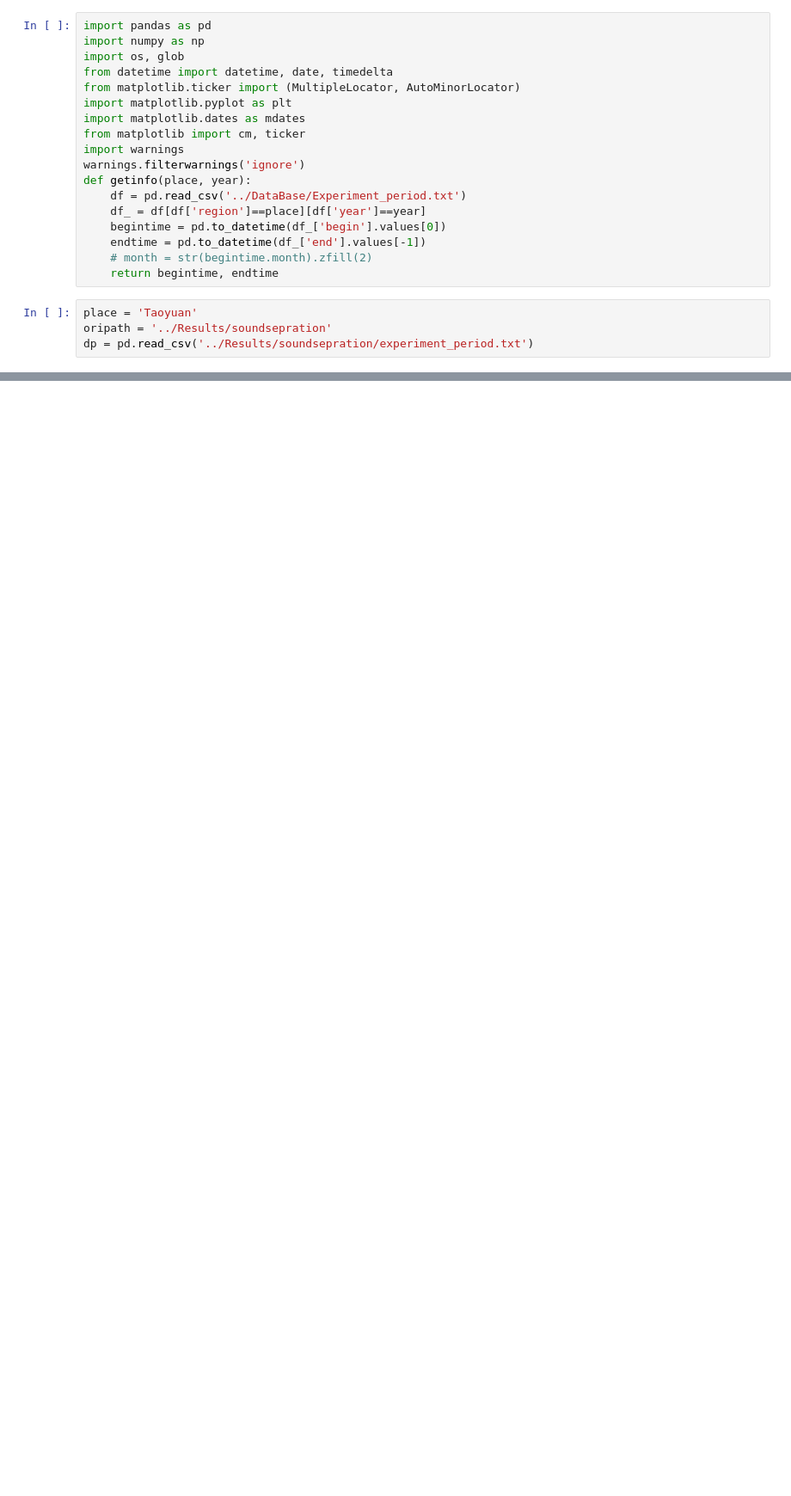
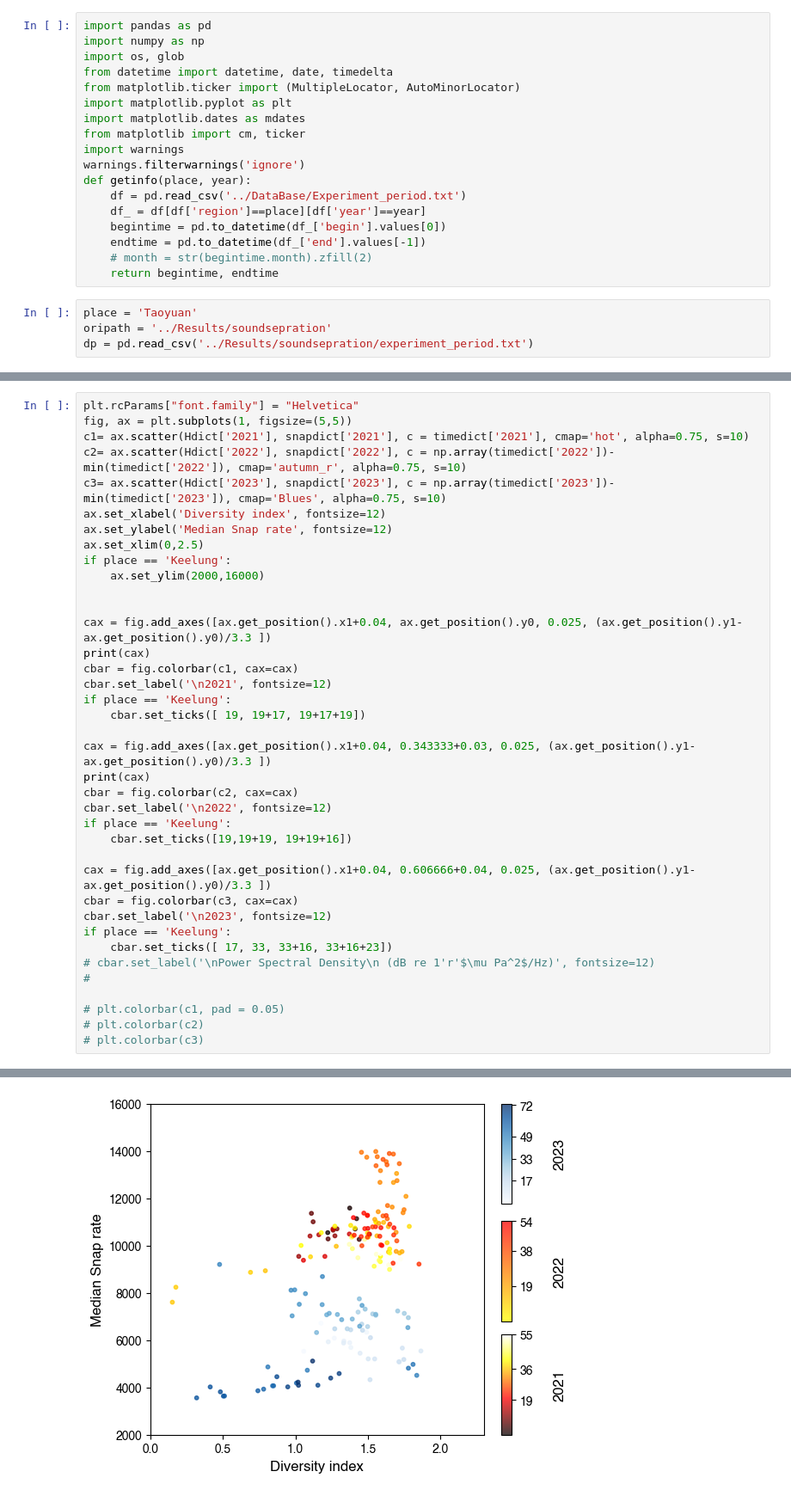
Before and after one commit to jhtong33/Code, a Jupyter notebook: 06_Plot_Index_SnapRate_place.ipynb, the cells around one changed output, grey strips where cells are left out. Shown at 86% size. Saved outputs shown, nothing was run; the diff lists cells and outputs as text; blank space fills up the shorter version.

```diff
--- a/06_Plot_Index_SnapRate_place.ipynb
+++ b/06_Plot_Index_SnapRate_place.ipynb
@@ -244,0 +272,39 @@ plt.savefig(f'../Results/soundsepration/Finalresults/Comparison_index_snaprate_{
+# %%
+plt.rcParams["font.family"] = "Helvetica"
+fig, ax = plt.subplots(1, figsize=(5,5))
+c1= ax.scatter(Hdict['2021'], snapdict['2021'], c = timedict['2021'], cmap='hot', alpha=0.75, s=10)
+c2= ax.scatter(Hdict['2022'], snapdict['2022'], c = np.array(timedict['2022'])-min(timedict['2022']), cmap='autumn_r', alpha=0.75, s=10)
+c3= ax.scatter(Hdict['2023'], snapdict['2023'], c = np.array(timedict['2023'])-min(timedict['2023']), cmap='Blues', alpha=0.75, s=10)
+ax.set_xlabel('Diversity index', fontsize=12)
+ax.set_ylabel('Median Snap rate', fontsize=12)
+ax.set_xlim(0,2.5)
+if place == 'Keelung':
+    ax.set_ylim(2000,16000)
+
+
+cax = fig.add_axes([ax.get_position().x1+0.04, ax.get_position().y0, 0.025, (ax.get_position().y1-ax.get_position().y0)/3.3 ])
+print(cax)
+cbar = fig.colorbar(c1, cax=cax)
+cbar.set_label('\n2021', fontsize=12)
+if place == 'Keelung':
+    cbar.set_ticks([ 19, 19+17, 19+17+19])
+
+cax = fig.add_axes([ax.get_position().x1+0.04, 0.343333+0.03, 0.025, (ax.get_position().y1-ax.get_position().y0)/3.3 ])
+print(cax)
+cbar = fig.colorbar(c2, cax=cax)
+cbar.set_label('\n2022', fontsize=12)
+if place == 'Keelung':
+    cbar.set_ticks([19,19+19, 19+19+16])
+
+cax = fig.add_axes([ax.get_position().x1+0.04, 0.606666+0.04, 0.025, (ax.get_position().y1-ax.get_position().y0)/3.3 ])
+cbar = fig.colorbar(c3, cax=cax)
+cbar.set_label('\n2023', fontsize=12)
+if place == 'Keelung':
+    cbar.set_ticks([ 17, 33, 33+16, 33+16+23])
+# cbar.set_label('\nPower Spectral Density\n (dB re 1'r'$\mu Pa^2$/Hz)', fontsize=12)
+#
+
+# plt.colorbar(c1, pad = 0.05)
+# plt.colorbar(c2)
+# plt.colorbar(c3)
+# %% [output]
@@ -244,0 +313 @@ plt.savefig(f'../Results/soundsepration/Finalresults/Comparison_index_snaprate_{
+[figure, added]
```
Also changed, not shown: parts of 5 cells of this notebook, 5 other files.
